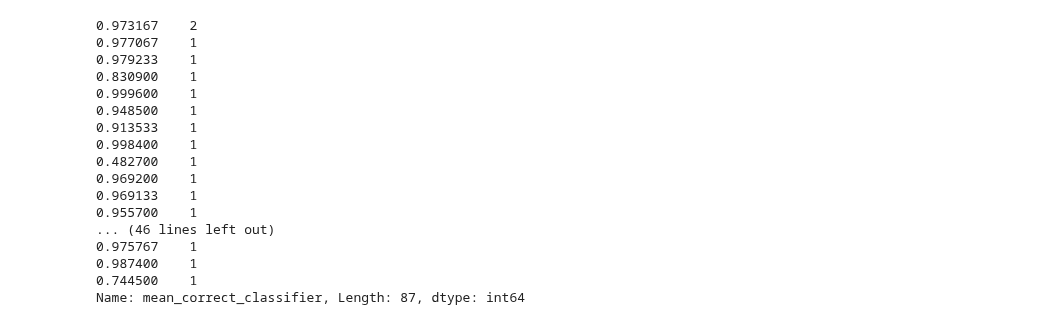
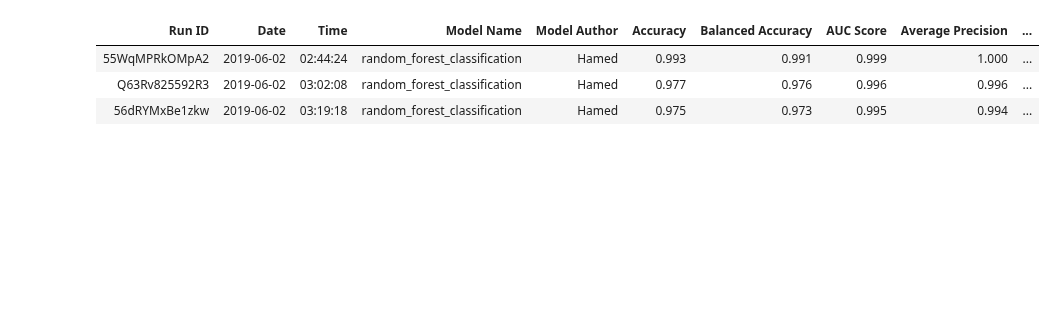
Before and after one commit to SD2E/pysd2cat, a Jupyter notebook: notebooks/Correctness.ipynb, the cells around one changed output. Drawn from its saved outputs; the diff is of its cells as text; code cells hidden in the pictures; blank space fills up the shorter version.

```diff
--- a/notebooks/Correctness.ipynb
+++ b/notebooks/Correctness.ipynb
@@ -147,26 +103,13 @@ Name: strain_name, dtype: int64
-# %%
-
-#df['strain_name'].value_counts()
-correctness_df['mean_correct_classifier'].value_counts()
-#np.mean(correctness_df.apply(lambda x: np.abs(x['mean_correct_classifier']- x['mean_correct_classifier_live']), axis=1))
-# %% [output]
-0.973167    2
-0.977067    1
-0.979233    1
-0.830900    1
-0.999600    1
-0.948500    1
-0.913533    1
-0.998400    1
-0.482700    1
-0.969200    1
-0.969133    1
-0.955700    1
-... (46 lines left out)
-0.975767    1
-0.987400    1
-0.744500    1
-Name: mean_correct_classifier, Length: 87, dtype: int64
+# %%
+#pd.read_html('test_harness_results/custom_classification_leaderboard.html')
+from IPython.display import HTML
+
+HTML(filename='test_harness_results/custom_classification_leaderboard.html')
+# %% [output]
+| Run ID | Date | Time | Model Name | Model Author | Accuracy | Balanced Accuracy | AUC Score | Average Precision | ... |
+| 55WqMPRkOMpA2 | 2019-06-02 | 02:44:24 | random_forest_classification | Hamed | 0.993 | 0.991 | 0.999 | 1.000 | ... |
+| Q63Rv825592R3 | 2019-06-02 | 03:02:08 | random_forest_classification | Hamed | 0.977 | 0.976 | 0.996 | 0.996 | ... |
+| 56dRYMxBe1zkw | 2019-06-02 | 03:19:18 | random_forest_classification | Hamed | 0.975 | 0.973 | 0.995 | 0.994 | ... |
 # %%
 %matplotlib inline
 import matplotlib.pyplot as plt
```
Also changed, not shown: parts of 12 cells of this notebook, 4 other files.
